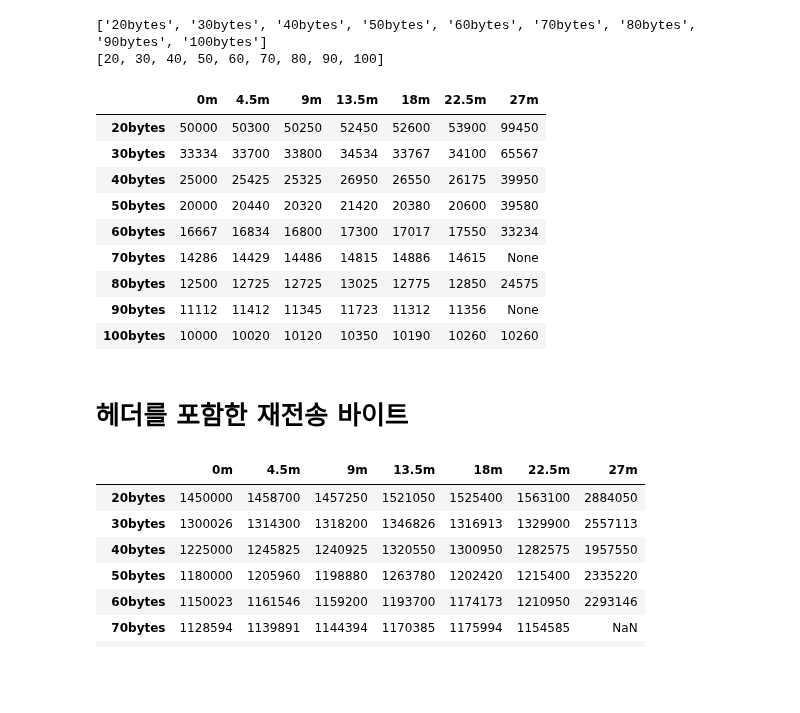
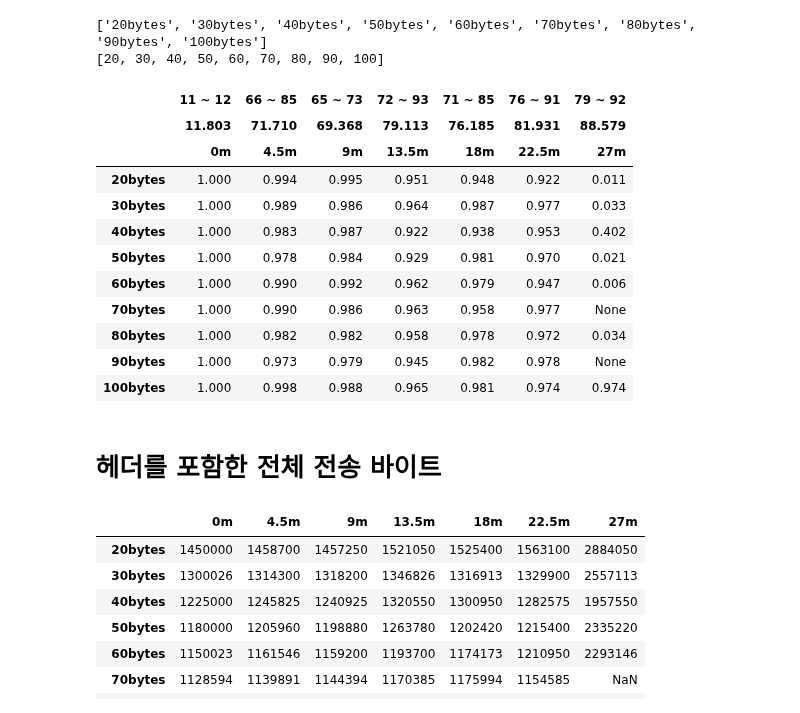
Before and after one commit to Gasiyori/Github_study, a Jupyter notebook: Total packet length including retransmission.ipynb, the cells around one changed output. Saved outputs shown, nothing was run; the diff lists cells and outputs as text; code cells hidden in the pictures; blank space fills up the shorter version.

```diff
--- a/Total packet length including retransmission.ipynb
+++ b/Total packet length including retransmission.ipynb
@@ -478,4 +478,6 @@ prr_table
 prr_table.columns = pd.MultiIndex.from_tuples(
     zip(RSSI_min_max_list, np.round(RSSI_mean_list, 3), prr_table.columns))
 
-prr_table.style.set_properties(**{'text-align': 'right'})
+prr_table.style.set_properties(**{'text-align': 'right'}) #columns 보기 쉽게 정렬
+
+pd.options.display.float_format = '{:.3f}'.format #소수점 아래 3자리까지만
@@ -499,20 +488,22 @@ print(packet_byte)
 ['20bytes', '30bytes', '40bytes', '50bytes', '60bytes', '70bytes', '80bytes', '90bytes', '100bytes']
 [20, 30, 40, 50, 60, 70, 80, 90, 100]
 # %%
-packet_table
+prr_table
 # %% [output]
+|  | 11 ~ 12 | 66 ~ 85 | 65 ~ 73 | 72 ~ 93 | 71 ~ 85 | 76 ~ 91 | 79 ~ 92 |
+|  | 11.803 | 71.710 | 69.368 | 79.113 | 76.185 | 81.931 | 88.579 |
 |  | 0m | 4.5m | 9m | 13.5m | 18m | 22.5m | 27m |
-| 20bytes | 50000 | 50300 | 50250 | 52450 | 52600 | 53900 | 99450 |
-| 30bytes | 33334 | 33700 | 33800 | 34534 | 33767 | 34100 | 65567 |
-| 40bytes | 25000 | 25425 | 25325 | 26950 | 26550 | 26175 | 39950 |
-| 50bytes | 20000 | 20440 | 20320 | 21420 | 20380 | 20600 | 39580 |
-| 60bytes | 16667 | 16834 | 16800 | 17300 | 17017 | 17550 | 33234 |
-| 70bytes | 14286 | 14429 | 14486 | 14815 | 14886 | 14615 | None |
-| 80bytes | 12500 | 12725 | 12725 | 13025 | 12775 | 12850 | 24575 |
-| 90bytes | 11112 | 11412 | 11345 | 11723 | 11312 | 11356 | None |
-| 100bytes | 10000 | 10020 | 10120 | 10350 | 10190 | 10260 | 10260 |
+| 20bytes | 1.000 | 0.994 | 0.995 | 0.951 | 0.948 | 0.922 | 0.011 |
+| 30bytes | 1.000 | 0.989 | 0.986 | 0.964 | 0.987 | 0.977 | 0.033 |
+| 40bytes | 1.000 | 0.983 | 0.987 | 0.922 | 0.938 | 0.953 | 0.402 |
+| 50bytes | 1.000 | 0.978 | 0.984 | 0.929 | 0.981 | 0.970 | 0.021 |
+| 60bytes | 1.000 | 0.990 | 0.992 | 0.962 | 0.979 | 0.947 | 0.006 |
+| 70bytes | 1.000 | 0.990 | 0.986 | 0.963 | 0.958 | 0.977 | None |
+| 80bytes | 1.000 | 0.982 | 0.982 | 0.958 | 0.978 | 0.972 | 0.034 |
+| 90bytes | 1.000 | 0.973 | 0.979 | 0.945 | 0.982 | 0.978 | None |
+| 100bytes | 1.000 | 0.998 | 0.988 | 0.965 | 0.981 | 0.974 | 0.974 |
 # %% [markdown]
-# 헤더를 포함한 재전송 바이트
+# 헤더를 포함한 전체 전송 바이트
 # %%
 for i, j in zip(packet_byte_list, packet_byte):
     packet_table.loc[i] = packet_table.loc[i] * (int(j) + 9) # 9는 헤더 길이
```
Also changed, not shown: parts of 1 cell of this notebook.
